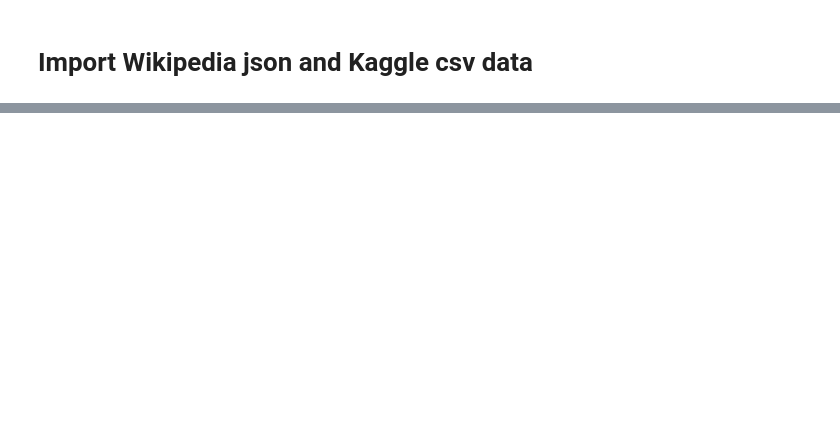
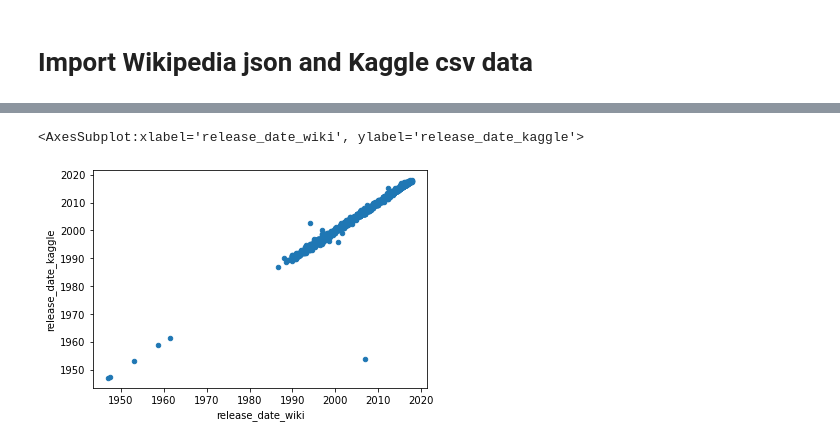
Before and after one commit to conorwhanson/Movies_ETL, a Jupyter notebook: movie_data_extract.ipynb, the cells around one changed output, grey strips where cells are left out. Saved outputs shown, nothing was run; the diff lists cells and outputs as text; code cells hidden in the pictures; blank space fills up the shorter version.

```diff
--- a/movie_data_extract.ipynb
+++ b/movie_data_extract.ipynb
@@ -367,0 +988,10 @@ final_movies_df[final_movies_df['title_wiki'] != final_movies_df['title_kaggle']
+# %%
+# release date comparison
+final_movies_df['release_date_kaggle'] = final_movies_df['release_date']
+# %%
+final_movies_df['release_date_wiki'] = final_movies_df['Release date']
+# %%
+final_movies_df[['release_date_wiki','release_date_kaggle']].plot(x='release_date_wiki',y='release_date_kaggle',kind='scatter')
+# %% [output]
+<AxesSubplot:xlabel='release_date_wiki', ylabel='release_date_kaggle'>
+[figure, added]
```
Also changed, not shown: parts of 82 cells of this notebook.
